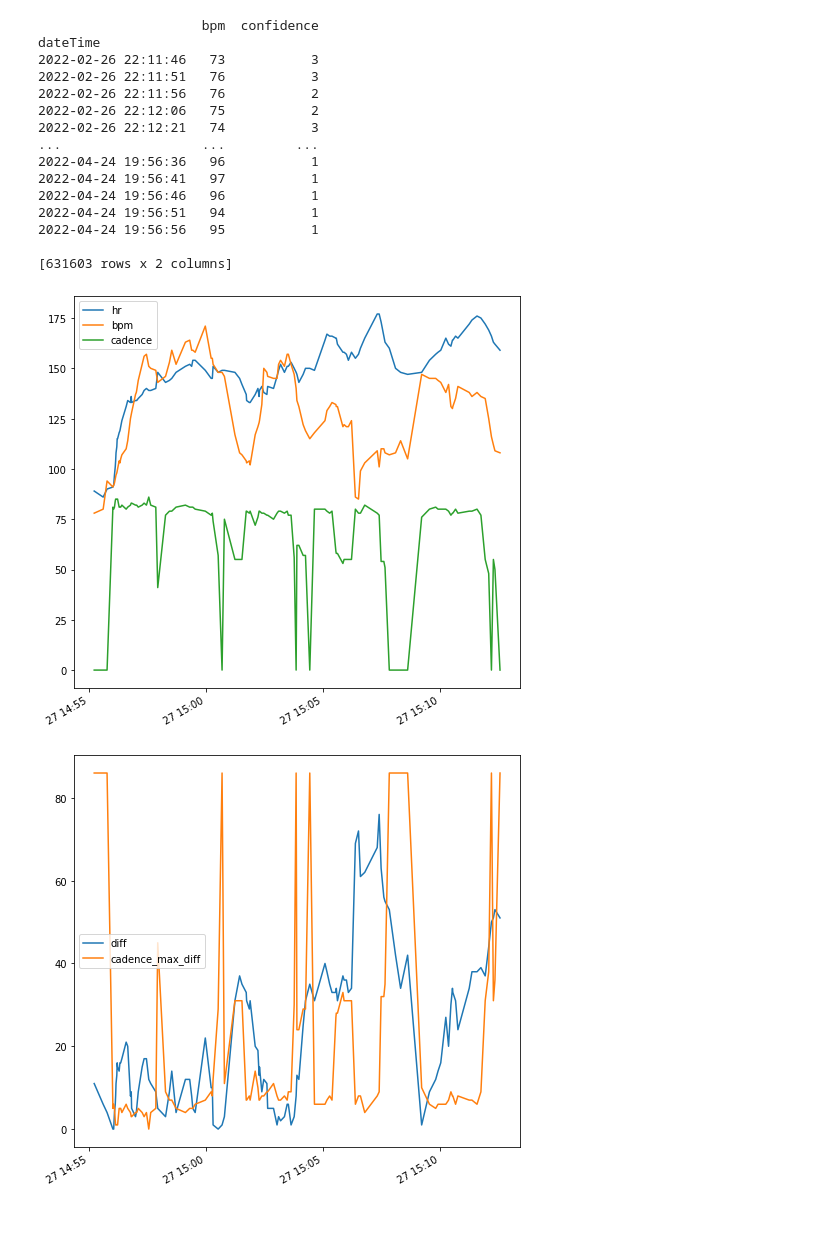
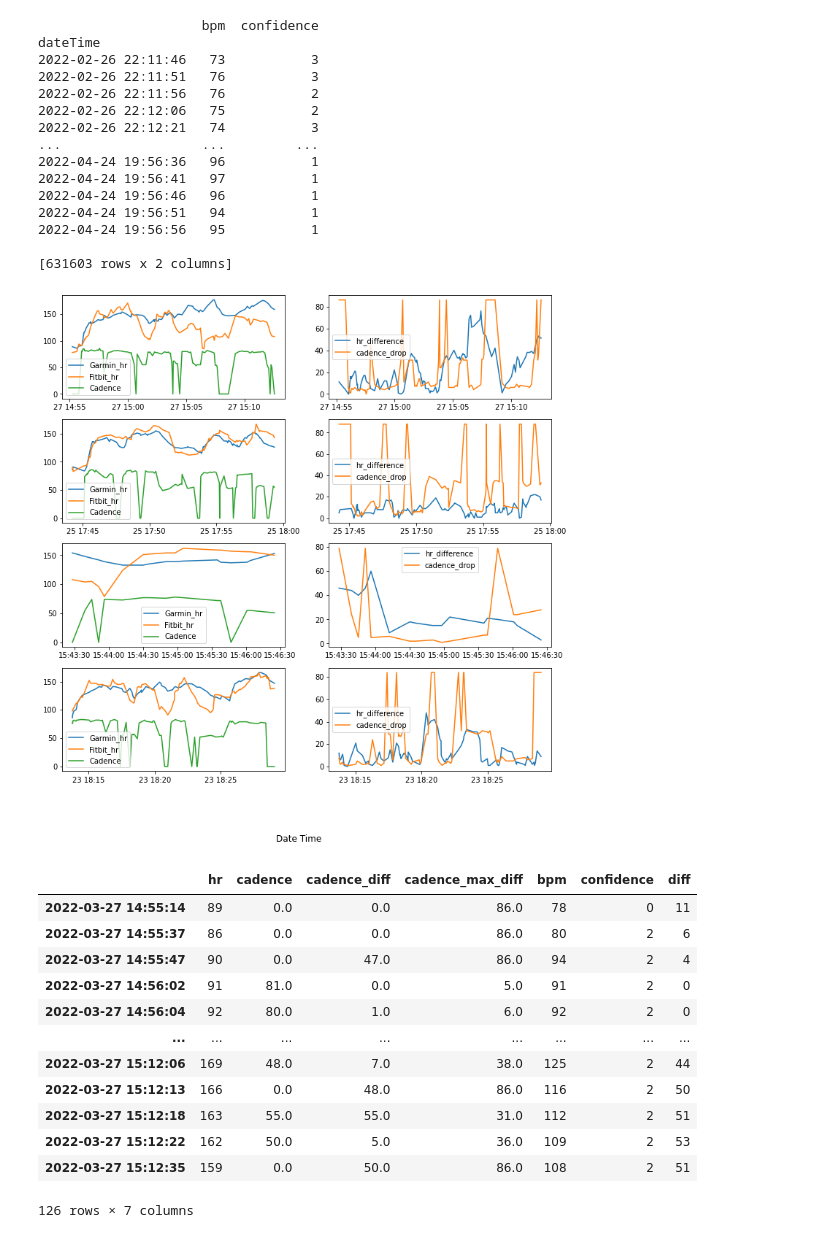
Before and after one commit to ShiYang1101/ML, a Jupyter notebook: Fitness/HR.ipynb, the cells around one changed output. Cells and saved outputs as stored; diff of their text form; code cells hidden in the pictures.

Commit message:
Complete cadence plot on Hr notebook, add sleep and steps data on HRV notebook

```diff
--- a/Fitness/HR.ipynb
+++ b/Fitness/HR.ipynb
@@ -632,7 +632,7 @@ def open_json(direct, table):
     con = sqlite3.connect(direct)
     return pd.read_sql_query(f"SELECT * FROM {table}", con)
 # %%
-def cadence_plot(idx, garmin, fitbit):
+def cadence_plot(idx, garmin, fitbit, inFunc = True):
     tmp = open_json('./HealthData/DBs/garmin_activities.db', 'activities')
     tmp = tmp[tmp['activity_id'] == idx]
     start = pd.to_datetime(tmp['start_time'].values[0])
@@ -665,14 +665,20 @@ def cadence_plot(idx, garmin, fitbit):
     garmin_tmp.index = garmin_tmp.index.map(lambda x : x + pd.Timedelta(1, 'h') \
                                               if x >= pd.to_datetime('2022-03-27 01:00:00') \
                                               else x)
-    merged_df = garmin_tmp[['hr', 'cadence']].merge(fitbit_tmp, left_index = True, \
+    garmin_tmp['cadence_diff'] = abs(garmin_tmp['cadence'] - garmin_tmp['cadence'].shift(1))
+    garmin_tmp['cadence_max_diff'] = max(garmin_tmp['cadence']) - garmin_tmp['cadence']
+    merged_df = garmin_tmp[['hr', 'cadence', \
+                           'cadence_diff', 'cadence_max_diff']]\
+                            .merge(fitbit_tmp, left_index = True, \
                                               right_index = True)
-    merged_df[['hr', 'bpm', 'cadence']].plot()
     merged_df['diff'] = abs(merged_df['bpm'] - merged_df['hr'])
-    merged_df['cadence_diff'] = abs(merged_df['cadence'] -merged_df['cadence'].shift(1))
-    merged_df['cadence_max_diff'] = max(merged_df['cadence']) - merged_df['cadence']
-    merged_df['cadence_max_diff'] = merged_df['cadence_max_diff']
-    merged_df[['diff', 'cadence_max_diff']].plot()
+    # merged_df['cadence_diff'] = abs(merged_df['cadence'] -merged_df['cadence'].shift(1))
+    # merged_df['cadence_max_diff'] = max(merged_df['cadence']) - merged_df['cadence']
+    # merged_df['cadence_max_diff'] = merged_df['cadence_max_diff']
+    if inFunc == False:
+        ori = merged_df[['hr', 'bpm', 'cadence']].plot()
+        cad = merged_df[['diff', 'cadence_max_diff']].plot()
+    return merged_df
 # %%
 fit_raw_df = pd.read_csv('./Fitbit/ShiYangLee/Physical Activity/heart_rate_full.csv')
 fit_raw_df.head()
@@ -714,11 +720,46 @@ dateTime
 [631603 rows x 2 columns]
 # %%
 fit_raw_df.index = pd.to_datetime(fit_raw_df.index)
-# %%
-cadence_plot('8534680997', garmin_act_rec, fit_raw_df)
-# %% [output]
-[figure, removed]
-[figure, removed]
+# %%
+def all_cadence_plot(save = False):
+    def garmin_get_running_id():
+        garmin_act = open_json('./HealthData/DBs/garmin_activities.db', 'activities')
+        garmin_act = garmin_act[garmin_act['sport'] == 'running']
+        return garmin_act['activity_id'].to_list()
+    run_ids = garmin_get_running_id()
+    fig, axs = plt.subplots(len(run_ids), 2, figsize=(12,12))
+    for i in range(len(run_ids)):
+        df = cadence_plot(run_ids[i], garmin_act_rec, fit_raw_df)
+        axs[i, 0].plot(df[['hr', 'bpm', 'cadence']], \
+                       label=['Garmin_hr', 'Fitbit_hr', 'Cadence'])
+        axs[i, 0].legend()
+        axs[i, 1].plot(df[['diff', 'cadence_max_diff']], \
+                      label=['hr_difference', 'cadence_drop'])
+        axs[i, 1].legend()
+    fig.supxlabel('Date Time')
+    if save == True:
+        plt.savefig('cadence_plot.png')
+    plt.show()
+# %%
+all_cadence_plot(save = True)
+# %% [output]
+[figure, added]
+# %%
+cadence_plot('8534680997', garmin_act_rec, fit_raw_df)
+# %% [output]
+|  | hr | cadence | cadence_diff | cadence_max_diff | bpm | confidence | diff |
+| 2022-03-27 14:55:14 | 89 | 0.0 | 0.0 | 86.0 | 78 | 0 | 11 |
+| 2022-03-27 14:55:37 | 86 | 0.0 | 0.0 | 86.0 | 80 | 2 | 6 |
+| 2022-03-27 14:55:47 | 90 | 0.0 | 47.0 | 86.0 | 94 | 2 | 4 |
+| 2022-03-27 14:56:02 | 91 | 81.0 | 0.0 | 5.0 | 91 | 2 | 0 |
+| 2022-03-27 14:56:04 | 92 | 80.0 | 1.0 | 6.0 | 92 | 2 | 0 |
+| ... | ... | ... | ... | ... | ... | ... | ... |
+| 2022-03-27 15:12:06 | 169 | 48.0 | 7.0 | 38.0 | 125 | 2 | 44 |
+| 2022-03-27 15:12:13 | 166 | 0.0 | 48.0 | 86.0 | 116 | 2 | 50 |
+| 2022-03-27 15:12:18 | 163 | 55.0 | 55.0 | 31.0 | 112 | 2 | 51 |
+| 2022-03-27 15:12:22 | 162 | 50.0 | 5.0 | 36.0 | 109 | 2 | 53 |
+| 2022-03-27 15:12:35 | 159 | 0.0 | 50.0 | 86.0 | 108 | 2 | 51 |
+126 rows × 7 columns
 # %%
 cadence_plot('8523132998', garmin_act_rec, fit_raw_df)
 # %% [output]
```
Also changed, not shown: parts of 2 cells of this notebook, 3 other files.
